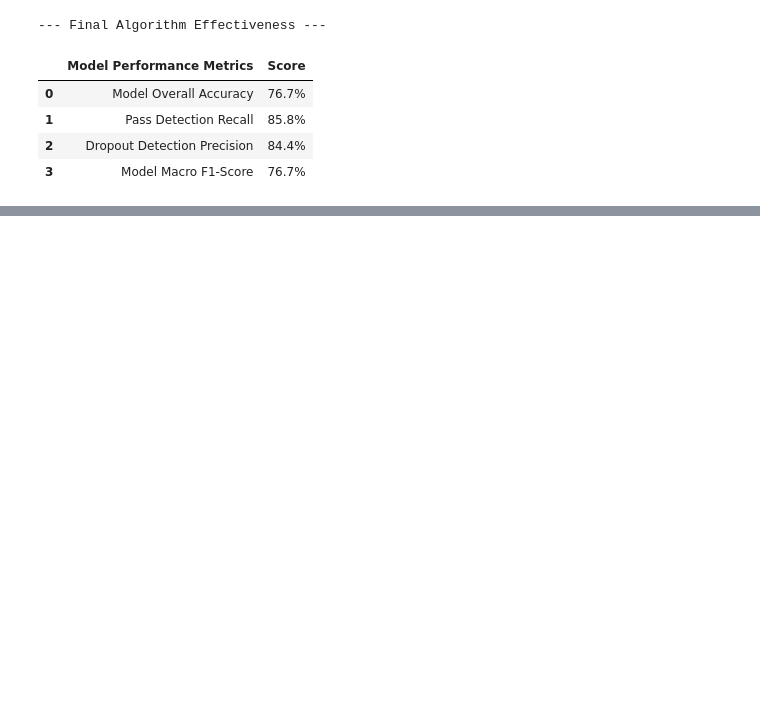
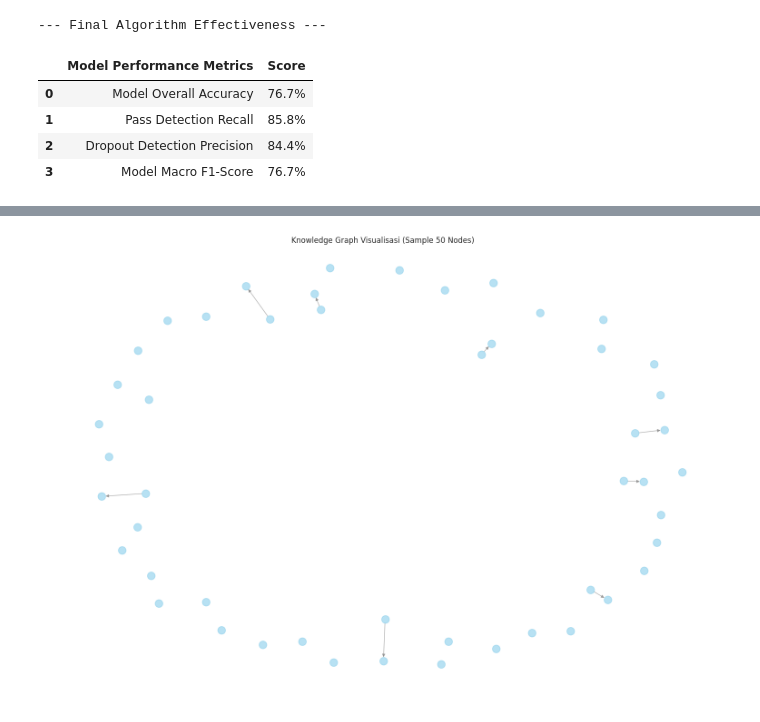
Before and after one commit to danial-computer/AI-LearningPath, a Jupyter notebook: notebook/ai_learningpath.ipynb, the cells around one changed output, grey strips where cells are left out. Drawn from its saved outputs; the diff is of its cells as text; code cells hidden in the pictures; blank space fills up the shorter version.

```diff
--- a/notebook/ai_learningpath.ipynb
+++ b/notebook/ai_learningpath.ipynb
@@ -245,0 +324,16 @@ display(df_performance)
+# %%
+%%time
+
+# Memuat dataset asli OULAD
+courses = pd.read_csv(os.path.join(BASE_PATH, 'courses.csv'))
+assessments = pd.read_csv(os.path.join(BASE_PATH, 'assessments.csv'))
+vle = pd.read_csv(os.path.join(BASE_PATH, 'vle.csv'))
+studentInfo = pd.read_csv(os.path.join(BASE_PATH, 'studentInfo.csv'))
+studentAssessment = pd.read_csv(os.path.join(BASE_PATH, 'studentAssessment.csv'))
+
+# Untuk studentVle, kita muat subset jika terlalu besar, atau agregat
+# Disini kita ambil subset kecil untuk eksperimen (misalnya 1 juta baris pertama)
+print("Memuat studentVle.csv...")
+studentVle = pd.read_csv(os.path.join(BASE_PATH, 'studentVle.csv'), nrows=1000000)
+
+print(f"Data berhasil dimuat. studentVle (sampel): {studentVle.shape}")
@@ -245,0 +352,82 @@ display(df_performance)
+# %%
+class KnowledgeGraphBuilder:
+    """Membangun Knowledge Graph dari struktur VLE OULAD"""
+
+    def __init__(self):
+        self.G = nx.DiGraph()
+
+    def build_from_oulad(self, courses, assessments, vle, student_vle, target_module='AAA'):
+        """
+        Membangun graph aktivitas untuk satu modul spesifik.
+        - Nodes: id_site (aktivitas VLE) dan id_assessment (Tugas/Ujian)
+        - Edges: Urutan waktu pengerjaan mayoritas mahasiswa
+        """
+        print(f"Membangun graph untuk Modul {target_module}...")
+
+        # Filter data untuk modul tersebut
+        vle_mod = vle[vle['code_module'] == target_module].copy()
+        asst_mod = assessments[assessments['code_module'] == target_module].copy()
+        svle_mod = student_vle[student_vle['code_module'] == target_module].copy()
+
+        # 1. Tambahkan nodes untuk aktivitas VLE
+        for _, row in vle_mod.iterrows():
+            node_id = f"VLE_{row['id_site']}"
+            self.G.add_node(node_id, type=row['activity_type'],
+                            week_from=row['week_from'], difficulty=0.5)
+
+        # 2. Tambahkan nodes untuk Assessments
+        for _, row in asst_mod.iterrows():
+            node_id = f"ASSESS_{row['id_assessment']}"
+            self.G.add_node(node_id, type=row['assessment_type'],
+                            weight=row['weight'], difficulty=0.8)
+
+        # 3. Inferensi Edge (Prasyarat) berdasarkan waktu (date)
+        # Agregat waktu rata-rata siswa mengakses materi
+        avg_time_vle = svle_mod.groupby('id_site')['date'].mean().sort_values()
+
+        prev_node = None
+        for id_site, avg_date in avg_time_vle.items():
+            curr_node = f"VLE_{id_site}"
+            if curr_node in self.G.nodes():
+                if prev_node:
+                    self.G.add_edge(prev_node, curr_node)
+                prev_node = curr_node
+
+        print(f"Knowledge Graph selesai: {self.G.number_of_nodes()} Nodes, {self.G.number_of_edges()} Edges")
+        return self.G
+
+    def validate(self):
+        """Memeriksa apakah graph merupakan DAG yang valid"""
+        is_dag = nx.is_directed_acyclic_graph(self.G)
+        print(f"Apakah graph ini DAG valid? {'✅ Ya' if is_dag else '❌ Tidak'}")
+        return is_dag
+
+    def get_learning_order(self):
+        """Mendapatkan urutan pembelajaran (Topological Sort)"""
+        try:
+            return list(nx.topological_sort(self.G))
+        except nx.NetworkXUnfeasible:
+            print("Graph memiliki cycle, tidak bisa melakukan topological sort.")
+            return []
+
+    def visualize(self, max_nodes=50):
+        """Visualisasi Graph (dibatasi agar tidak terlalu padat)"""
+        plt.figure(figsize=(15, 10))
+
+        if self.G.number_of_nodes() > max_nodes:
+            nodes_to_draw = list(self.G.nodes())[:max_nodes]
+            sub_G = self.G.subgraph(nodes_to_draw)
+        else:
+            sub_G = self.G
+
+        pos = nx.spring_layout(sub_G, seed=42)
+        nx.draw(sub_G, pos, with_labels=False, node_color='skyblue',
+                node_size=150, arrowsize=10, edge_color='gray', alpha=0.6)
+        plt.title(f"Knowledge Graph Visualisasi (Sample {sub_G.number_of_nodes()} Nodes)")
+        plt.show()
+
+kg_builder = KnowledgeGraphBuilder()
+G = kg_builder.build_from_oulad(courses, assessments, vle, studentVle, target_module='AAA')
+kg_builder.validate()
+kg_builder.visualize()
+# %% [output]
@@ -245,0 +437 @@ display(df_performance)
+[figure, added]
```
Also changed, not shown: parts of 48 cells of this notebook, 6 other files.
